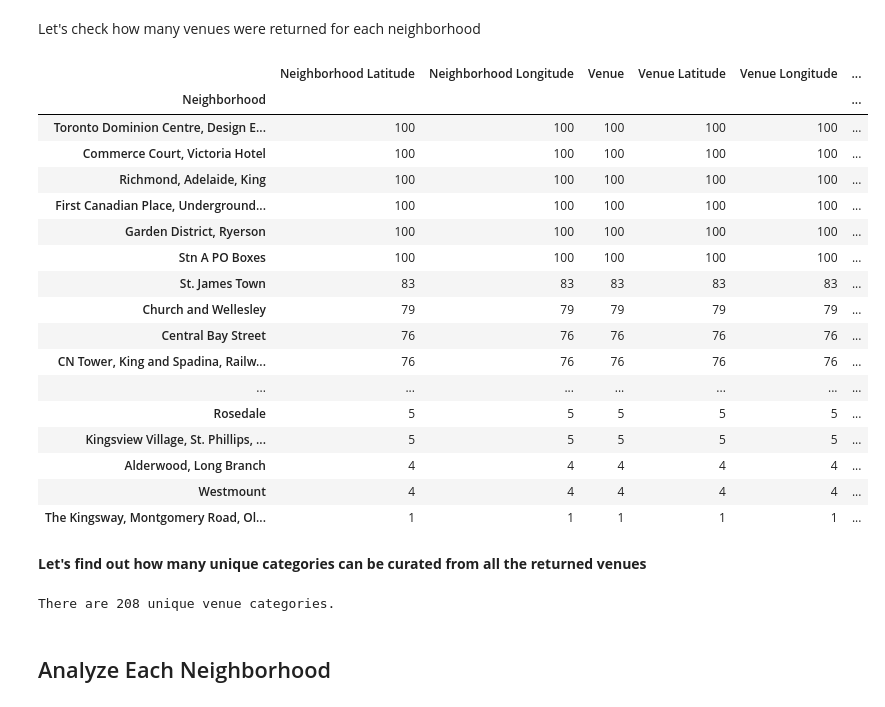
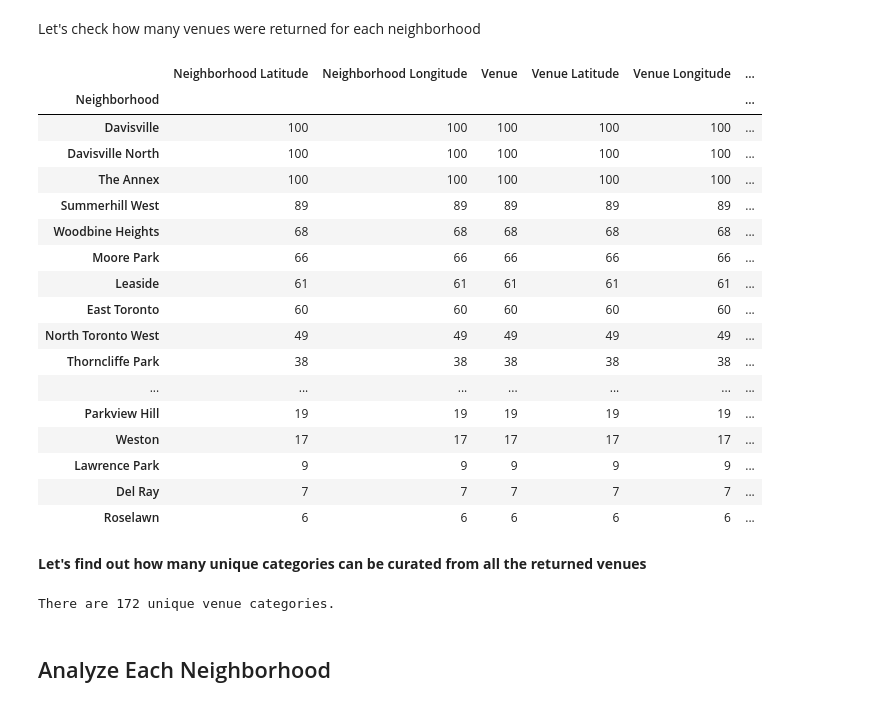
Before and after one commit to diardanoraihan/Coursera_Capstone, a Jupyter notebook: Pre3_Clustering_Neigborhoods_Toronto.ipynb, the cells around one changed output. Saved outputs shown, nothing was run; the diff lists cells and outputs as text; code cells hidden in the pictures.

```diff
--- a/Pre3_Clustering_Neigborhoods_Toronto.ipynb
+++ b/Pre3_Clustering_Neigborhoods_Toronto.ipynb
@@ -190,10 +234,10 @@ First neighborhood: Regent Park, Harbourfront
 # %% [markdown]
 - Get the location coordinate of the neighborhood
 # %%
-neighborhood_latitude = downtown_df.loc[0, 'latitude'] # neighborhood latitude value
-neighborhood_longitude = downtown_df.loc[0, 'longitude'] # neighborhood longitude value
+neighborhood_latitude = boroughs_df.loc[0, 'latitude'] # neighborhood latitude value
+neighborhood_longitude = boroughs_df.loc[0, 'longitude'] # neighborhood longitude value
 
-neighborhood_name = downtown_df.loc[0, 'Neighbourhood'] # neighborhood name
+neighborhood_name = boroughs_df.loc[0, 'Neighbourhood'] # neighborhood name
 
 print('The coordinate values of {} are\n- latitude: {},\n- longitude: {}.'.format(neighborhood_name,
                                                                neighborhood_latitude,
@@ -209,7 +253,7 @@ The coordinate values of Regent Park, Harbourfront are
 # %%
 
 LIMIT = 100
-RADIUS = 500
+RADIUS = 750
 
 url = 'https://api.foursquare.com/v2/venues/explore?client_id={}&client_secret={}&v={}&ll={},{}&radius={}&limit={}'.format(
         CLIENT_ID,
@@ -343,7 +387,7 @@ def get_nearby_venues(neighborhoods, latitudes, longitudes):
 
     # Define default resul limit and radius
     LIMIT = 100
-    RADIUS = 500
+    RADIUS = 1000
 
     # Define an empty venue list
     venues_list = []
@@ -387,7 +431,7 @@ def get_nearby_venues(neighborhoods, latitudes, longitudes):
     return(nearby_venues)
 # %%
 # type your answer here
-downtown_venues = get_nearby_venues(downtown_df['Neighbourhood'],
-                                   downtown_df['latitude'],
-                                   downtown_df['longitude'])
+boroughs_venues = get_nearby_venues(boroughs_df['Neighbourhood'],
+                                   boroughs_df['latitude'],
+                                   boroughs_df['longitude'])
 # %% [output]
@@ -422,32 +479,32 @@ downtown_venues.head()
 # %% [markdown]
 Let's check how many venues were returned for each neighborhood
 # %%
-downtown_venues.groupby( by='Neighborhood').count().sort_values(by='Venue', ascending=False)
+boroughs_venues.groupby( by='Neighborhood').count().sort_values(by='Venue', ascending=False)
 # %% [output]
 |  | Neighborhood Latitude | Neighborhood Longitude | Venue | Venue Latitude | Venue Longitude | ... |
 | Neighborhood |  |  |  |  |  | ... |
-| Toronto Dominion Centre, Design E... | 100 | 100 | 100 | 100 | 100 | ... |
-| Commerce Court, Victoria Hotel | 100 | 100 | 100 | 100 | 100 | ... |
-| Richmond, Adelaide, King | 100 | 100 | 100 | 100 | 100 | ... |
-| First Canadian Place, Underground... | 100 | 100 | 100 | 100 | 100 | ... |
-| Garden District, Ryerson | 100 | 100 | 100 | 100 | 100 | ... |
-| Stn A PO Boxes | 100 | 100 | 100 | 100 | 100 | ... |
-| St. James Town | 83 | 83 | 83 | 83 | 83 | ... |
-| Church and Wellesley | 79 | 79 | 79 | 79 | 79 | ... |
-| Central Bay Street | 76 | 76 | 76 | 76 | 76 | ... |
-| CN Tower, King and Spadina, Railw... | 76 | 76 | 76 | 76 | 76 | ... |
+| Davisville | 100 | 100 | 100 | 100 | 100 | ... |
+| Davisville North | 100 | 100 | 100 | 100 | 100 | ... |
+| The Annex | 100 | 100 | 100 | 100 | 100 | ... |
+| Summerhill West | 89 | 89 | 89 | 89 | 89 | ... |
+| Woodbine Heights | 68 | 68 | 68 | 68 | 68 | ... |
+| Moore Park | 66 | 66 | 66 | 66 | 66 | ... |
+| Leaside | 61 | 61 | 61 | 61 | 61 | ... |
+| East Toronto | 60 | 60 | 60 | 60 | 60 | ... |
+| North Toronto West | 49 | 49 | 49 | 49 | 49 | ... |
+| Thorncliffe Park | 38 | 38 | 38 | 38 | 38 | ... |
 | ... | ... | ... | ... | ... | ... | ... |
-| Rosedale | 5 | 5 | 5 | 5 | 5 | ... |
-| Kingsview Village, St. Phillips, ... | 5 | 5 | 5 | 5 | 5 | ... |
-| Alderwood, Long Branch | 4 | 4 | 4 | 4 | 4 | ... |
-| Westmount | 4 | 4 | 4 | 4 | 4 | ... |
-| The Kingsway, Montgomery Road, Ol... | 1 | 1 | 1 | 1 | 1 | ... |
+| Parkview Hill | 19 | 19 | 19 | 19 | 19 | ... |
+| Weston | 17 | 17 | 17 | 17 | 17 | ... |
+| Lawrence Park | 9 | 9 | 9 | 9 | 9 | ... |
+| Del Ray | 7 | 7 | 7 | 7 | 7 | ... |
+| Roselawn | 6 | 6 | 6 | 6 | 6 | ... |
 # %% [markdown]
 __Let's find out how many unique categories can be curated from all the returned venues__
 # %%
-print('There are {} unique venue categories.'.format(len(downtown_venues['Venue Category'].unique())))
+print('There are {} unique venue categories.'.format(len(boroughs_venues['Venue Category'].unique())))
 # %% [output]
-There are 208 unique venue categories.
+There are 172 unique venue categories.
 # %% [markdown]
 ## Analyze Each Neighborhood
 # %% [markdown]
```
Also changed, not shown: parts of 55 cells of this notebook, 14 other files.
